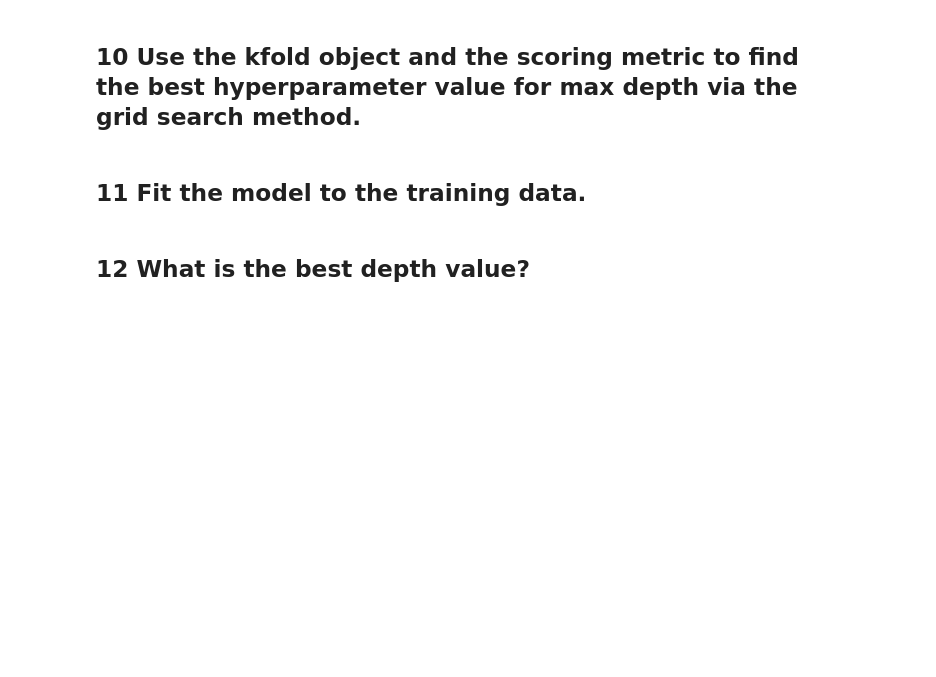
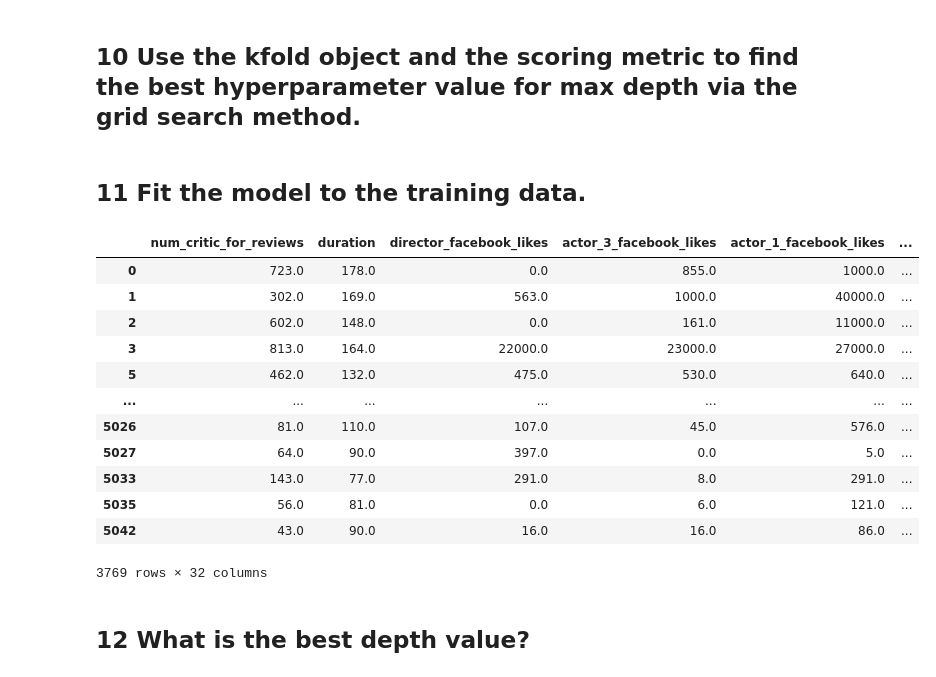
Before and after one commit to dylanlidailin/DS-3021, a Jupyter notebook: 08_DT_Class/DT_Class_Lab.ipynb, the cells around one changed output. Cells and saved outputs as stored; diff of their text form; code cells hidden in the pictures; blank space fills up the shorter version.

```diff
--- a/08_DT_Class/DT_Class_Lab.ipynb
+++ b/08_DT_Class/DT_Class_Lab.ipynb
@@ -68,4 +59,0 @@ movie_metadata=movie_metadata.drop(['movie_title','plot_keywords','movie_imdb_li
-# %%
-#convert the object variables into categorical variables
-categorical=movie_metadata.select_dtypes(include=[object]).columns.tolist()
-movie_metadata[categorical]=movie_metadata[categorical].astype('category')
@@ -349,6 +270,22 @@ search = GridSearchCV(cl, param, scoring=scoring, n_jobs=-1, cv=kf,refit='roc_au
 # %%
 #execute search on our training data, this may take a few seconds ...
 model = search.fit(X_train, y_train)
+# %%
+movie_metadata
+# %% [output]
+|  | num_critic_for_reviews | duration | director_facebook_likes | actor_3_facebook_likes | actor_1_facebook_likes | ... |
+| 0 | 723.0 | 178.0 | 0.0 | 855.0 | 1000.0 | ... |
+| 1 | 302.0 | 169.0 | 563.0 | 1000.0 | 40000.0 | ... |
+| 2 | 602.0 | 148.0 | 0.0 | 161.0 | 11000.0 | ... |
+| 3 | 813.0 | 164.0 | 22000.0 | 23000.0 | 27000.0 | ... |
+| 5 | 462.0 | 132.0 | 475.0 | 530.0 | 640.0 | ... |
+| ... | ... | ... | ... | ... | ... | ... |
+| 5026 | 81.0 | 110.0 | 107.0 | 45.0 | 576.0 | ... |
+| 5027 | 64.0 | 90.0 | 397.0 | 0.0 | 5.0 | ... |
+| 5033 | 143.0 | 77.0 | 291.0 | 8.0 | 291.0 | ... |
+| 5035 | 56.0 | 81.0 | 0.0 | 6.0 | 121.0 | ... |
+| 5042 | 43.0 | 90.0 | 16.0 | 16.0 | 86.0 | ... |
+3769 rows × 32 columns
 # %% [markdown]
 ## 12 What is the best depth value?
 # %%
```
Also changed, not shown: parts of 57 cells of this notebook.
